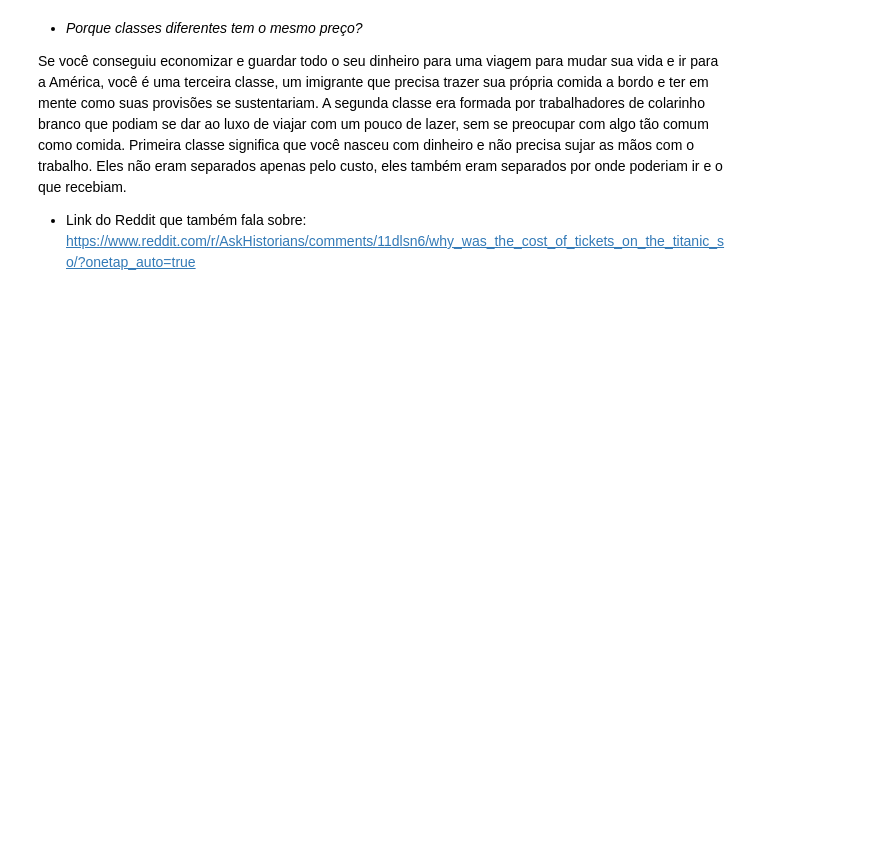
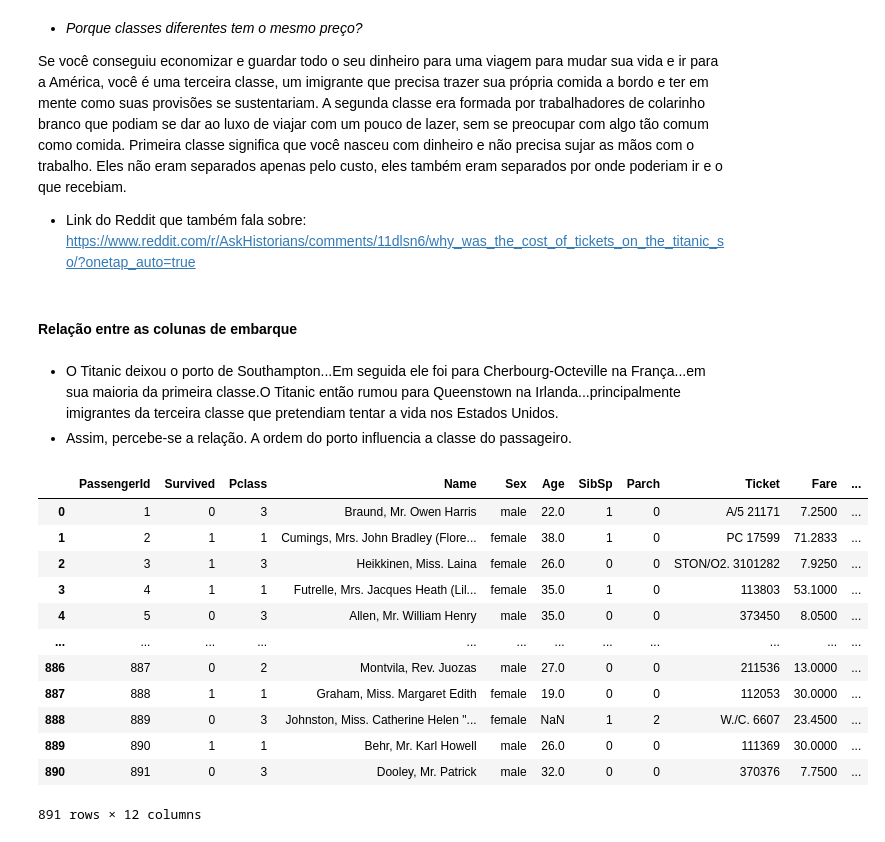
Before and after one commit to gluna777/analise_titanic, a Jupyter notebook: analise_titanic3.ipynb, the cells around one changed output. Cells and saved outputs as stored; diff of their text form; code cells hidden in the pictures; blank space fills up the shorter version.

```diff
--- a/analise_titanic3.ipynb
+++ b/analise_titanic3.ipynb
@@ -449,3 +451,27 @@ treino.groupby(['Pclass', 'Survived'])['Fare'].agg(['min', 'mean', 'max'])
 Se você conseguiu economizar e guardar todo o seu dinheiro para uma viagem para mudar sua vida e ir para a América, você é uma terceira classe, um imigrante que precisa trazer sua própria comida a bordo e ter em mente como suas provisões se sustentariam. A segunda classe era formada por trabalhadores de colarinho branco que podiam se dar ao luxo de viajar com um pouco de lazer, sem se preocupar com algo tão comum como comida. Primeira classe significa que você nasceu com dinheiro e não precisa sujar as mãos com o trabalho. Eles não eram separados apenas pelo custo, eles também eram separados por onde poderiam ir e o que recebiam.
 
 - Link do Reddit que também fala sobre: https://www.reddit.com/r/AskHistorians/comments/11dlsn6/why_was_the_cost_of_tickets_on_the_titanic_so/?onetap_auto=true
+# %% [markdown]
+#### Relação entre as colunas de embarque
+# %% [markdown]
+- O Titanic deixou o porto de Southampton...Em seguida ele foi para Cherbourg-Octeville na França...em sua maioria da primeira classe.O Titanic então rumou para Queenstown na Irlanda...principalmente imigrantes da terceira classe que pretendiam tentar a vida nos Estados Unidos.
+- Assim, percebe-se a relação. A ordem do porto influencia a classe do passageiro.
+# %%
+# Nova importação da base
+treino2 = pd.read_csv('train.csv')
+teste2 = pd.read_csv('test.csv')
+treino2
+# %% [output]
+|  | PassengerId | Survived | Pclass | Name | Sex | Age | SibSp | Parch | Ticket | Fare | ... |
+| 0 | 1 | 0 | 3 | Braund, Mr. Owen Harris | male | 22.0 | 1 | 0 | A/5 21171 | 7.2500 | ... |
+| 1 | 2 | 1 | 1 | Cumings, Mrs. John Bradley (Flore... | female | 38.0 | 1 | 0 | PC 17599 | 71.2833 | ... |
+| 2 | 3 | 1 | 3 | Heikkinen, Miss. Laina | female | 26.0 | 0 | 0 | STON/O2. 3101282 | 7.9250 | ... |
+| 3 | 4 | 1 | 1 | Futrelle, Mrs. Jacques Heath (Lil... | female | 35.0 | 1 | 0 | 113803 | 53.1000 | ... |
+| 4 | 5 | 0 | 3 | Allen, Mr. William Henry | male | 35.0 | 0 | 0 | 373450 | 8.0500 | ... |
+| ... | ... | ... | ... | ... | ... | ... | ... | ... | ... | ... | ... |
+| 886 | 887 | 0 | 2 | Montvila, Rev. Juozas | male | 27.0 | 0 | 0 | 211536 | 13.0000 | ... |
+| 887 | 888 | 1 | 1 | Graham, Miss. Margaret Edith | female | 19.0 | 0 | 0 | 112053 | 30.0000 | ... |
+| 888 | 889 | 0 | 3 | Johnston, Miss. Catherine Helen "... | female | NaN | 1 | 2 | W./C. 6607 | 23.4500 | ... |
+| 889 | 890 | 1 | 1 | Behr, Mr. Karl Howell | male | 26.0 | 0 | 0 | 111369 | 30.0000 | ... |
+| 890 | 891 | 0 | 3 | Dooley, Mr. Patrick | male | 32.0 | 0 | 0 | 370376 | 7.7500 | ... |
+891 rows × 12 columns
```
Also changed, not shown: parts of 5 cells of this notebook.
